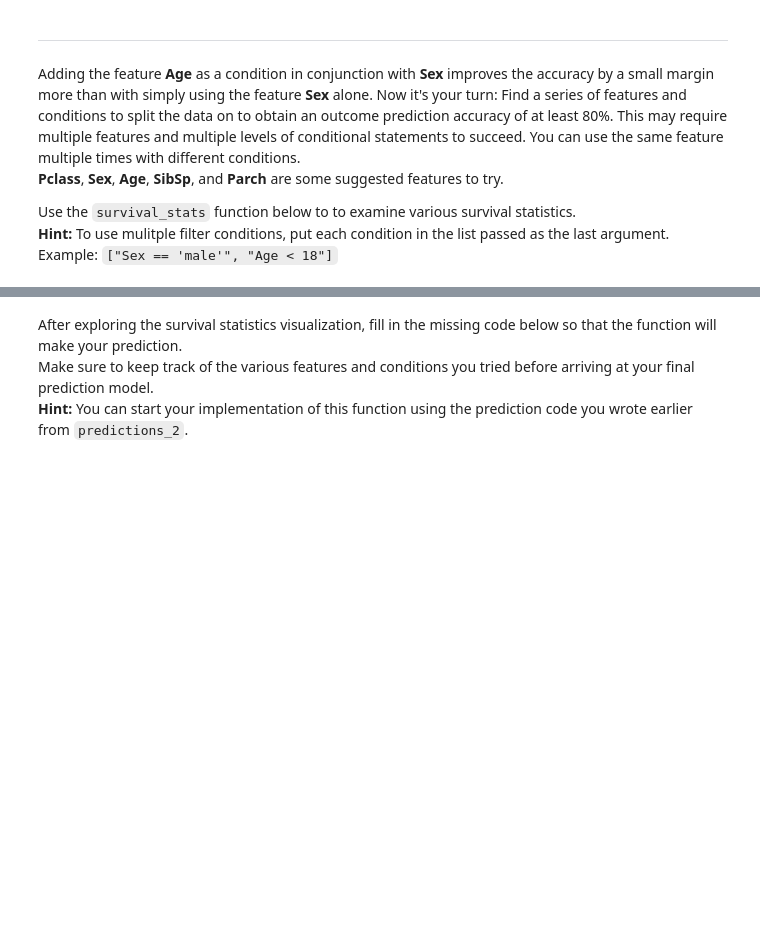
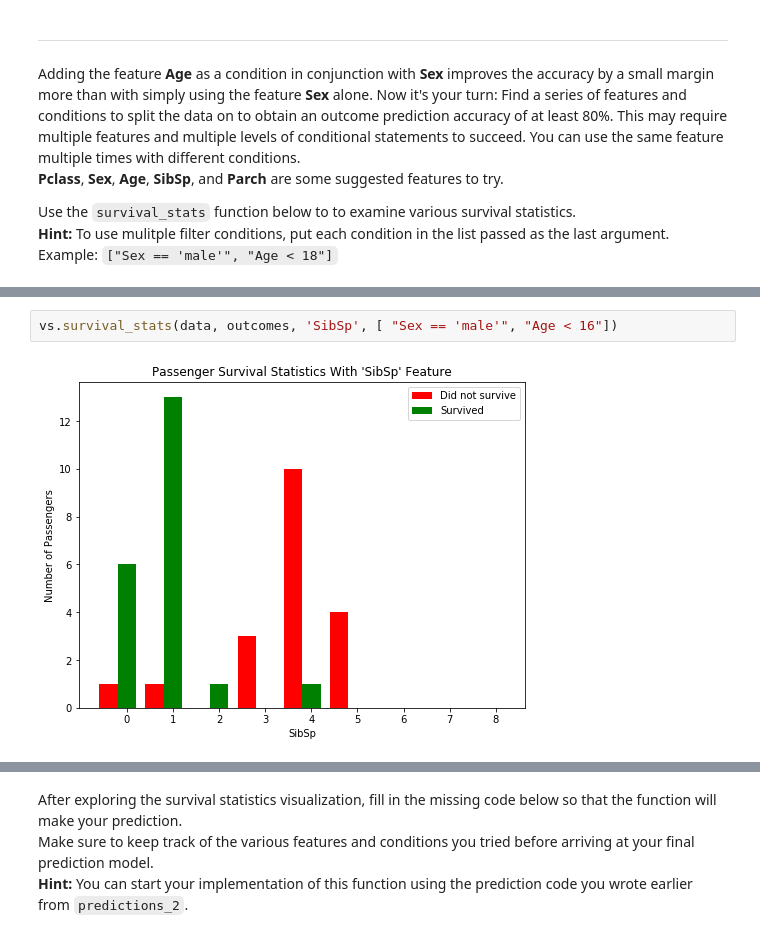
Before and after one commit to MEOWMEOW114/nd009-p0-titanc-survival-exploration, a Jupyter notebook: titanic_survival_exploration.ipynb, the cells around one changed output, grey strips where cells are left out. Drawn from its saved outputs; the diff is of its cells as text; blank space fills up the shorter version.

```diff
--- a/titanic_survival_exploration.ipynb
+++ b/titanic_survival_exploration.ipynb
@@ -198,0 +228,4 @@ vs.survival_stats(data, outcomes, 'Age', ["Sex == 'male'", "Age < 18"])
+# %%
+vs.survival_stats(data, outcomes, 'SibSp', [ "Sex == 'male'", "Age < 16"])
+# %% [output]
+[figure, added]
```
Also changed, not shown: parts of 25 cells of this notebook.
